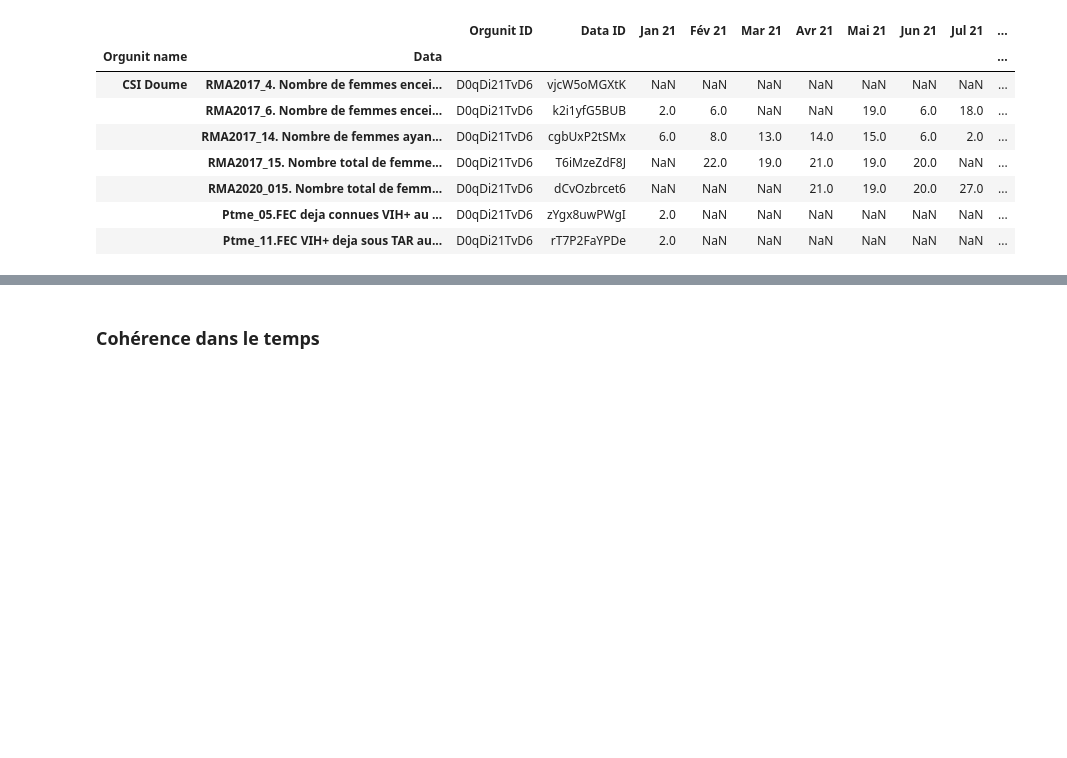
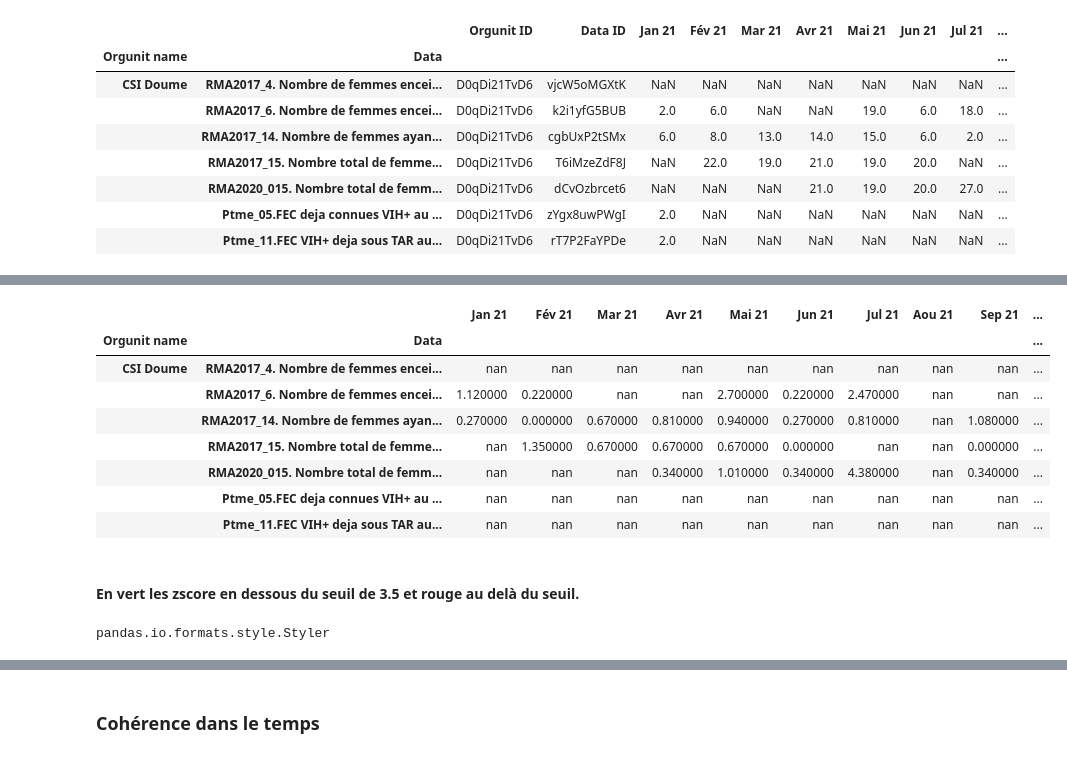
Before and after one commit to Djatche/qualite_donnees_district_sante_48h, a Jupyter notebook: data_quality_who_dq_tools_vs_python.ipynb, the cells around one changed output, grey strips where cells are left out. Cells and saved outputs as stored; diff of their text form; code cells hidden in the pictures; blank space fills up the shorter version.

```diff
--- a/data_quality_who_dq_tools_vs_python.ipynb
+++ b/data_quality_who_dq_tools_vs_python.ipynb
@@ -249,0 +291,26 @@ df_comparaison
+# %%
+def style_dates(subset_df):
+    # Empty Styles
+    style_df = pd.DataFrame(
+        '', index=subset_df.index, columns=subset_df.columns
+    )
+
+    seuil = 3.5
+    # zscore >= seuil
+    for c in subset_df.columns:
+    	style_df.loc[
+        subset_df[c]>=seuil,
+        c
+    	] = 'background-color: red'
+
+    # zscore < seuil
+    for c in subset_df.columns:
+    	style_df.loc[
+        subset_df[c]<seuil,
+        c
+    	] = 'background-color: green'
+
+    # Either is NaN
+    style_df[subset_df.isna()] = 'background-color: gray'
+
+    return style_df
@@ -249,0 +334,22 @@ df_comparaison
+# %%
+styler = zscore_df.style.apply(
+    style_dates, axis=None, subset=list(zscore_df.columns)
+)
+# %%
+styler
+# %% [output]
+|  |  | Jan 21 | Fév 21 | Mar 21 | Avr 21 | Mai 21 | Jun 21 | Jul 21 | Aou 21 | Sep 21 | ... |
+| Orgunit name | Data |  |  |  |  |  |  |  |  |  | ... |
+| CSI Doume | RMA2017_4. Nombre de femmes encei... | nan | nan | nan | nan | nan | nan | nan | nan | nan | ... |
+|  | RMA2017_6. Nombre de femmes encei... | 1.120000 | 0.220000 | nan | nan | 2.700000 | 0.220000 | 2.470000 | nan | nan | ... |
+|  | RMA2017_14. Nombre de femmes ayan... | 0.270000 | 0.000000 | 0.670000 | 0.810000 | 0.940000 | 0.270000 | 0.810000 | nan | 1.080000 | ... |
+|  | RMA2017_15. Nombre total de femme... | nan | 1.350000 | 0.670000 | 0.670000 | 0.670000 | 0.000000 | nan | nan | 0.000000 | ... |
+|  | RMA2020_015. Nombre total de femm... | nan | nan | nan | 0.340000 | 1.010000 | 0.340000 | 4.380000 | nan | 0.340000 | ... |
+|  | Ptme_05.FEC deja connues VIH+ au ... | nan | nan | nan | nan | nan | nan | nan | nan | nan | ... |
+|  | Ptme_11.FEC VIH+ deja sous TAR au... | nan | nan | nan | nan | nan | nan | nan | nan | nan | ... |
+# %% [markdown]
+#### En vert les zscore en dessous du seuil de 3.5 et rouge au delà du seuil.
+# %%
+type(styler)
+# %% [output]
+pandas.io.formats.style.Styler
```
Also changed, not shown: parts of 14 cells of this notebook, 5 other files.
